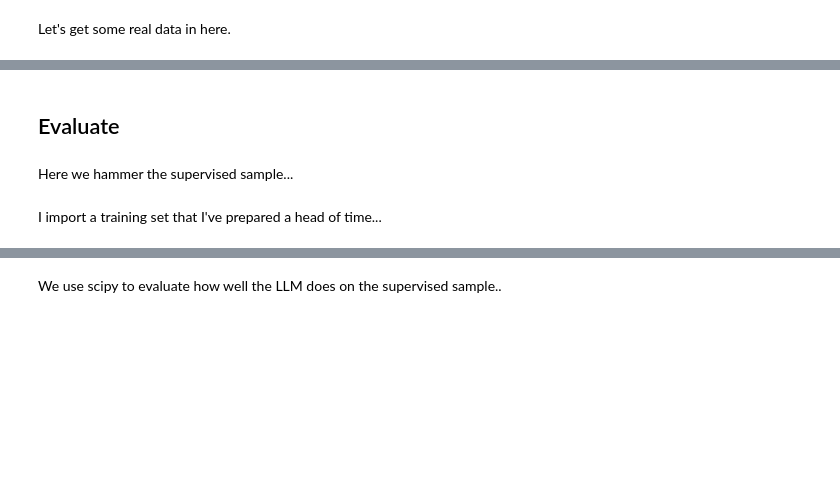
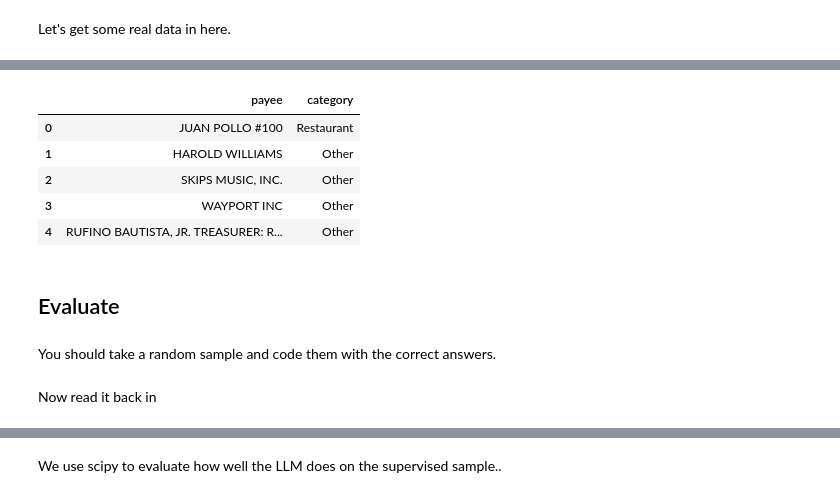
Before and after one commit to profrobwells/first-llm-classifier, a Jupyter notebook: _notebooks/classify.ipynb, the cells around one changed output, grey strips where cells are left out. Cells and saved outputs as stored; diff of their text form; code cells hidden in the pictures; blank space fills up the shorter version.

```diff
--- a/_notebooks/classify.ipynb
+++ b/_notebooks/classify.ipynb
@@ -738,19 +740,31 @@ bigger_sample = list(df.sample(1000).payee)
 # %%
 import time
+# %%
+def get_batch_list(li, n=10):
+    batch_list = []
+    for i in range(0, len(li), n):
+        batch_list.append(li[i : i + n])
+    return batch_list
 # %%
-# Set the batch size
-batch_size = 50
+def classify_batches(name_list, batch_size=10, wait=2):
+    # Store the results
+    all_results = {}
 
-# Store the results
-all_results = {}
+    # Batch up the list
+    batch_list = get_batch_list(name_list, n=batch_size)
 
-# Loop through the list in batches
-for i in range(0, len(bigger_sample), batch_size):
-    # Get the batch
-    batch = bigger_sample[i : i + batch_size]
-    # Classify it
-    batch_results = classify_payees(batch)
-    # Add it to the mega list
-    all_results.update(batch_results)
-    # Tap the brakes
-    time.sleep(2)
+    # Loop through the list in batches
+    for batch in track(batch_list):
+        # Classify it
+        batch_results = classify_payees(batch)
+        # Add it to the results
+        all_results.update(batch_results)
+        # Tap the brakes
+        time.sleep(wait)
+
+    # Return the results
+    return all_results
+# %%
+bigger_sample = list(df.sample(100).payee)
+# %%
+results = classify_batches(bigger_sample)
@@ -757,6 +774,13 @@ for i in range(0, len(bigger_sample), batch_size):
+# %%
+pd.DataFrame(results.items(), columns=["payee", "category"]).head()
+# %% [output]
+|  | payee | category |
+| 0 | JUAN POLLO #100 | Restaurant |
+| 1 | HAROLD WILLIAMS | Other |
+| 2 | SKIPS MUSIC, INC. | Other |
+| 3 | WAYPORT INC | Other |
+| 4 | RUFINO BAUTISTA, JR. TREASURER: R... | Other |
 # %% [markdown]
 ## Evaluate
 # %% [markdown]
-Here we hammer the supervised sample...
+You should take a random sample and code them with the correct answers.
-# %% [markdown]
-I import a training set that I've prepared a head of time...
@@ -762,0 +789,2 @@ I import a training set that I've prepared a head of time...
+# %% [markdown]
+Now read it back in
```
Also changed, not shown: parts of 40 cells of this notebook, 1 other file.
